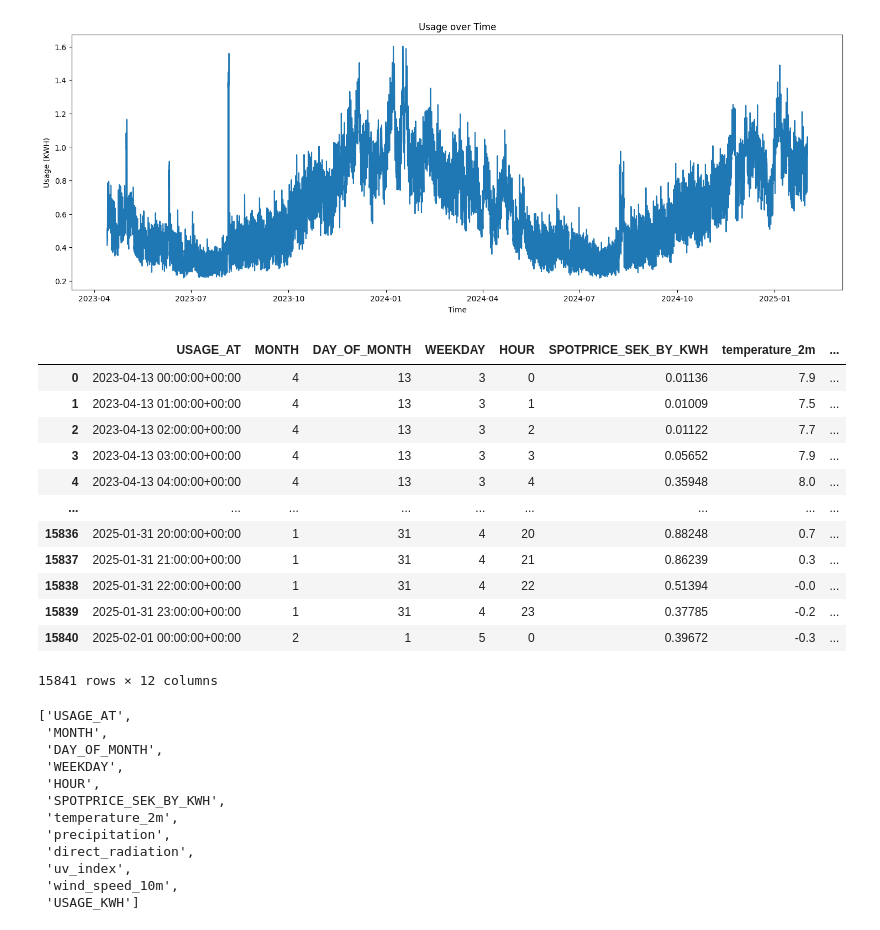
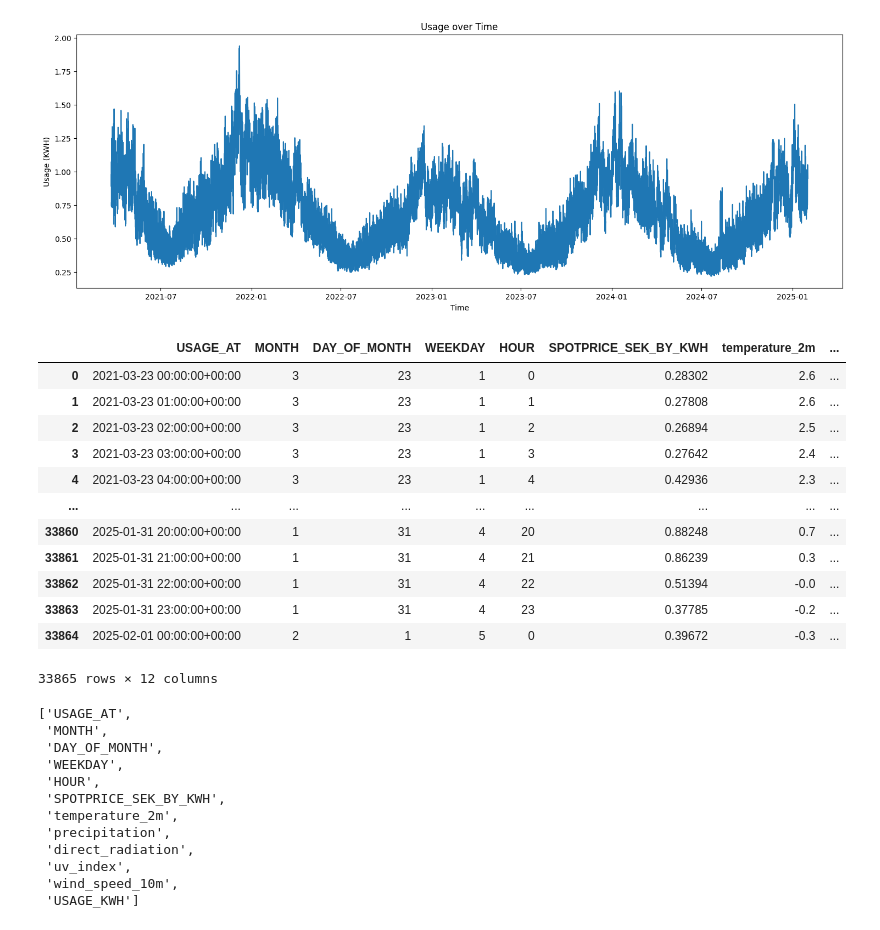
Before and after one commit to jros00/master-thesis-energy-forecast, a Jupyter notebook: experiments/lstm.ipynb, the cells around one changed output. Cells and saved outputs as stored; diff of their text form; code cells hidden in the pictures.

```diff
--- a/experiments/lstm.ipynb
+++ b/experiments/lstm.ipynb
@@ -14,7 +14,7 @@ from utils.preprocess import (add_spotprice, add_time_based_features,
                               add_weather_forecast, interpolate_missing_hours,
                               split_train_val)
 # %%
-df_raw = pd.read_csv('../data/cons_sthlm_mean.csv')
+df_raw = pd.read_csv('../data/cons_sthlm_mean_large.csv')
 df = interpolate_missing_hours(df_raw)
 df = add_time_based_features(df)
 
@@ -33,20 +38,20 @@ Warning: Interpolated 3 rows for `SPOTPRICE_SEK_BY_KWH`.
-[figure, old version]
+[figure, new version]
 # %%
 df
 # %% [output]
 |  | USAGE_AT | MONTH | DAY_OF_MONTH | WEEKDAY | HOUR | SPOTPRICE_SEK_BY_KWH | temperature_2m | ... |
-| 0 | 2023-04-13 00:00:00+00:00 | 4 | 13 | 3 | 0 | 0.01136 | 7.9 | ... |
-| 1 | 2023-04-13 01:00:00+00:00 | 4 | 13 | 3 | 1 | 0.01009 | 7.5 | ... |
-| 2 | 2023-04-13 02:00:00+00:00 | 4 | 13 | 3 | 2 | 0.01122 | 7.7 | ... |
-| 3 | 2023-04-13 03:00:00+00:00 | 4 | 13 | 3 | 3 | 0.05652 | 7.9 | ... |
-| 4 | 2023-04-13 04:00:00+00:00 | 4 | 13 | 3 | 4 | 0.35948 | 8.0 | ... |
+| 0 | 2021-03-23 00:00:00+00:00 | 3 | 23 | 1 | 0 | 0.28302 | 2.6 | ... |
+| 1 | 2021-03-23 01:00:00+00:00 | 3 | 23 | 1 | 1 | 0.27808 | 2.6 | ... |
+| 2 | 2021-03-23 02:00:00+00:00 | 3 | 23 | 1 | 2 | 0.26894 | 2.5 | ... |
+| 3 | 2021-03-23 03:00:00+00:00 | 3 | 23 | 1 | 3 | 0.27642 | 2.4 | ... |
+| 4 | 2021-03-23 04:00:00+00:00 | 3 | 23 | 1 | 4 | 0.42936 | 2.3 | ... |
 | ... | ... | ... | ... | ... | ... | ... | ... | ... |
-| 15836 | 2025-01-31 20:00:00+00:00 | 1 | 31 | 4 | 20 | 0.88248 | 0.7 | ... |
-| 15837 | 2025-01-31 21:00:00+00:00 | 1 | 31 | 4 | 21 | 0.86239 | 0.3 | ... |
-| 15838 | 2025-01-31 22:00:00+00:00 | 1 | 31 | 4 | 22 | 0.51394 | -0.0 | ... |
-| 15839 | 2025-01-31 23:00:00+00:00 | 1 | 31 | 4 | 23 | 0.37785 | -0.2 | ... |
-| 15840 | 2025-02-01 00:00:00+00:00 | 2 | 1 | 5 | 0 | 0.39672 | -0.3 | ... |
+| 33860 | 2025-01-31 20:00:00+00:00 | 1 | 31 | 4 | 20 | 0.88248 | 0.7 | ... |
+| 33861 | 2025-01-31 21:00:00+00:00 | 1 | 31 | 4 | 21 | 0.86239 | 0.3 | ... |
+| 33862 | 2025-01-31 22:00:00+00:00 | 1 | 31 | 4 | 22 | 0.51394 | -0.0 | ... |
+| 33863 | 2025-01-31 23:00:00+00:00 | 1 | 31 | 4 | 23 | 0.37785 | -0.2 | ... |
+| 33864 | 2025-02-01 00:00:00+00:00 | 2 | 1 | 5 | 0 | 0.39672 | -0.3 | ... |
-15841 rows × 12 columns
+33865 rows × 12 columns
 # %%
 columns = df.columns.tolist()
 
```
Also changed, not shown: parts of 6 cells of this notebook, 1 other file.
